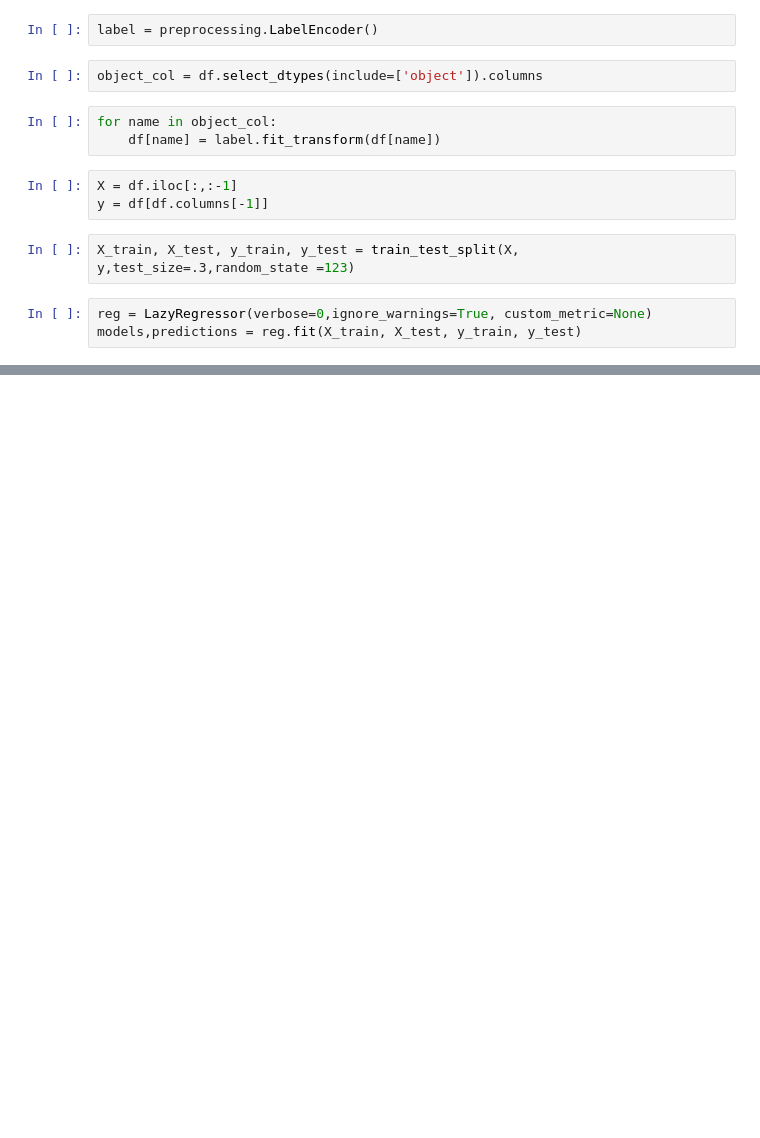
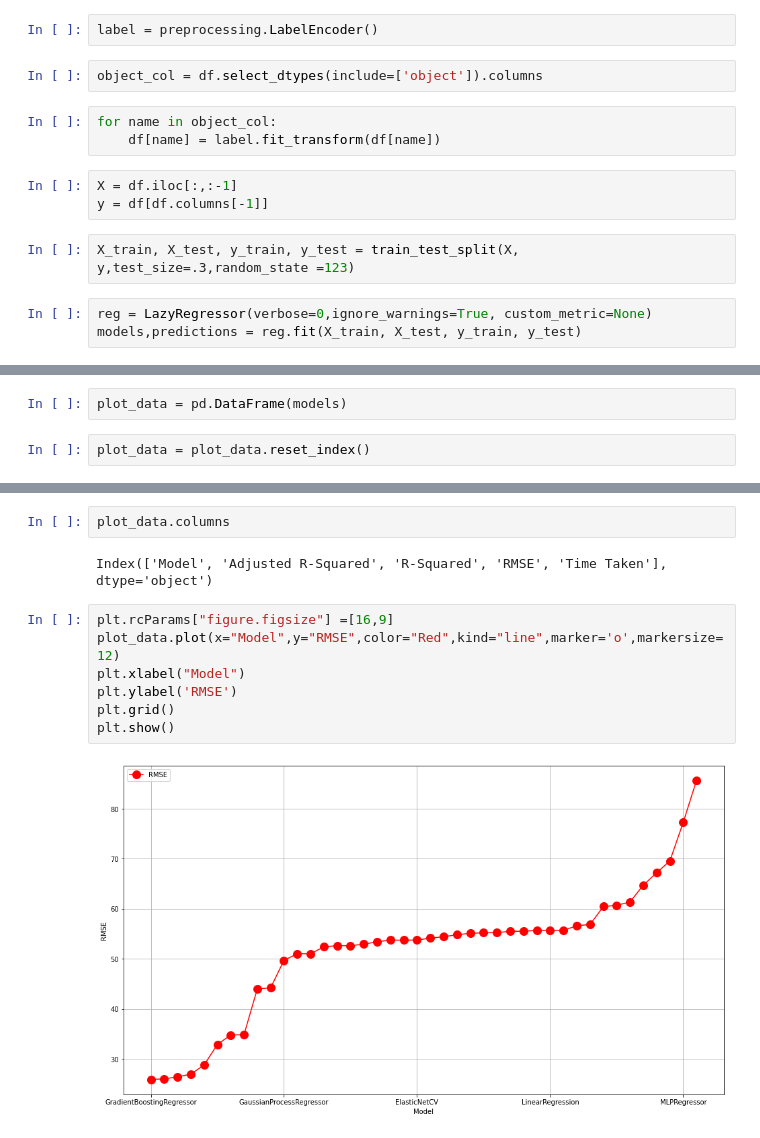
Before and after one commit to Sanjjushri/Instinctive-Data-Analysis-in-ML, a Jupyter notebook: lazypredict-orignal-datasets/regressor.ipynb, the cells around one changed output, grey strips where cells are left out. Cells and saved outputs as stored; diff of their text form; blank space fills up the shorter version.

```diff
--- a/lazypredict-orignal-datasets/regressor.ipynb
+++ b/lazypredict-orignal-datasets/regressor.ipynb
@@ -55,0 +58,4 @@ models
+# %%
+plot_data = pd.DataFrame(models)
+# %%
+plot_data = plot_data.reset_index()
@@ -55,0 +82,13 @@ models
+# %%
+plot_data.columns
+# %% [output]
+Index(['Model', 'Adjusted R-Squared', 'R-Squared', 'RMSE', 'Time Taken'], dtype='object')
+# %%
+plt.rcParams["figure.figsize"] =[16,9]
+plot_data.plot(x="Model",y="RMSE",color="Red",kind="line",marker='o',markersize=12)
+plt.xlabel("Model")
+plt.ylabel('RMSE')
+plt.grid()
+plt.show()
+# %% [output]
+[figure, added]
```
Also changed, not shown: parts of 3 cells of this notebook, 7 other files.
